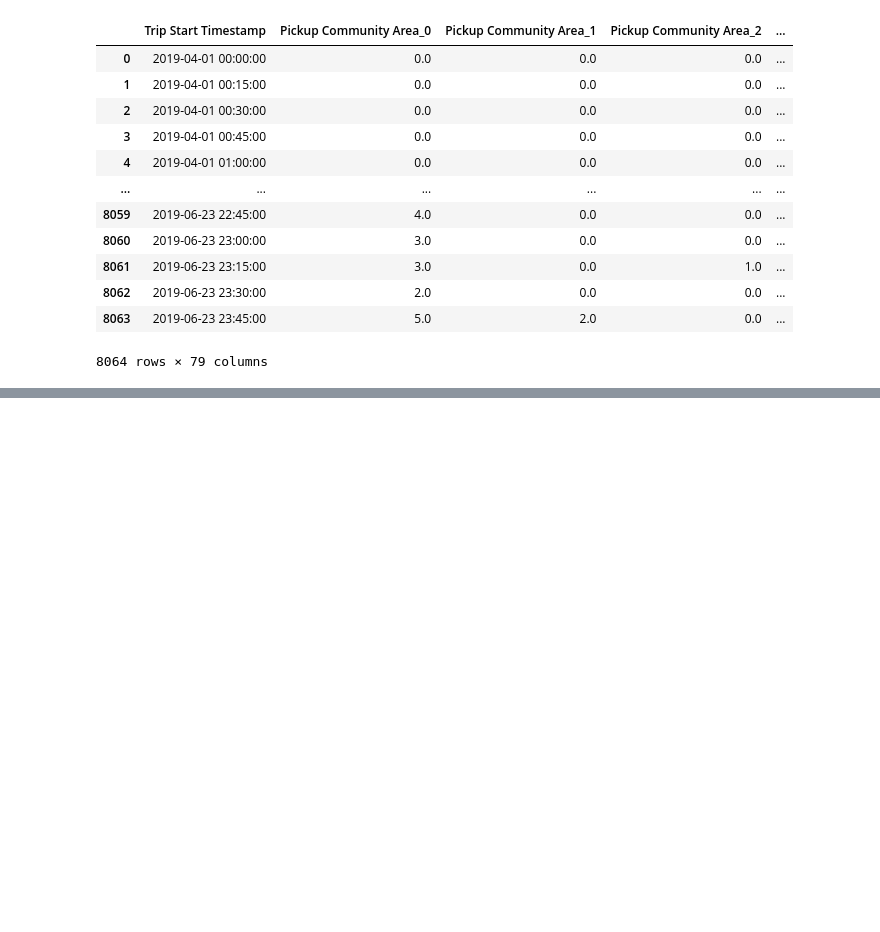
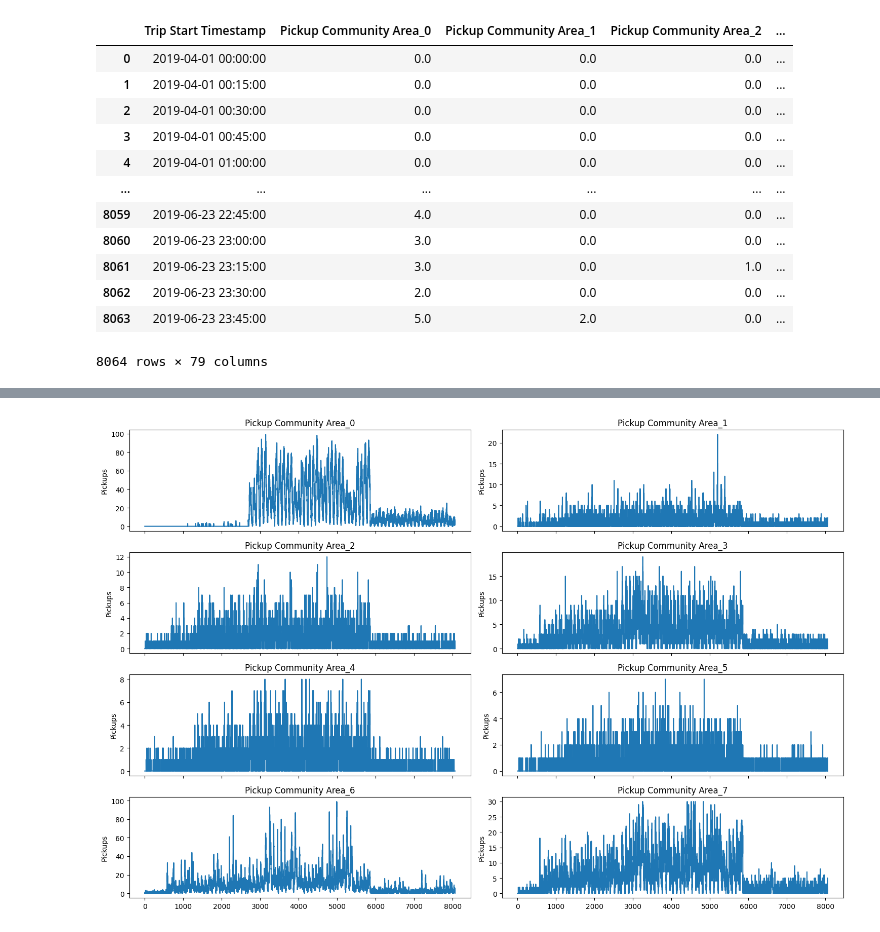
Before and after one commit to Kenuuey/taxi-demand-forecasting, a Jupyter notebook: src/taxi_demand_forecast.ipynb, the cells around one changed output, grey strips where cells are left out. Saved outputs shown, nothing was run; the diff lists cells and outputs as text; code cells hidden in the pictures; blank space fills up the shorter version.

```diff
--- a/src/taxi_demand_forecast.ipynb
+++ b/src/taxi_demand_forecast.ipynb
@@ -37,0 +82,13 @@ df_sub
+# %%
+areas_to_plot = df.columns[1:9]
+fig, axes = plt.subplots(4, 2, figsize=(15, 10), sharex=True)
+axes = axes.flatten()
+
+for i, area in enumerate(areas_to_plot):
+    axes[i].plot(df[area], color='tab:blue')
+    axes[i].set_title(area, fontsize=12)
+    axes[i].set_ylabel('Pickups')
+plt.tight_layout()
+plt.show()
+# %% [output]
+[figure, added]
```
Also changed, not shown: parts of 25 cells of this notebook.
